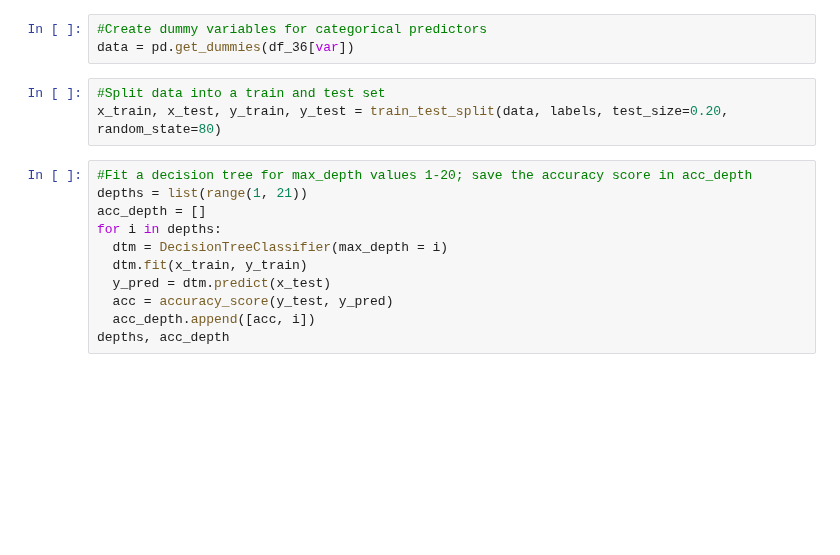
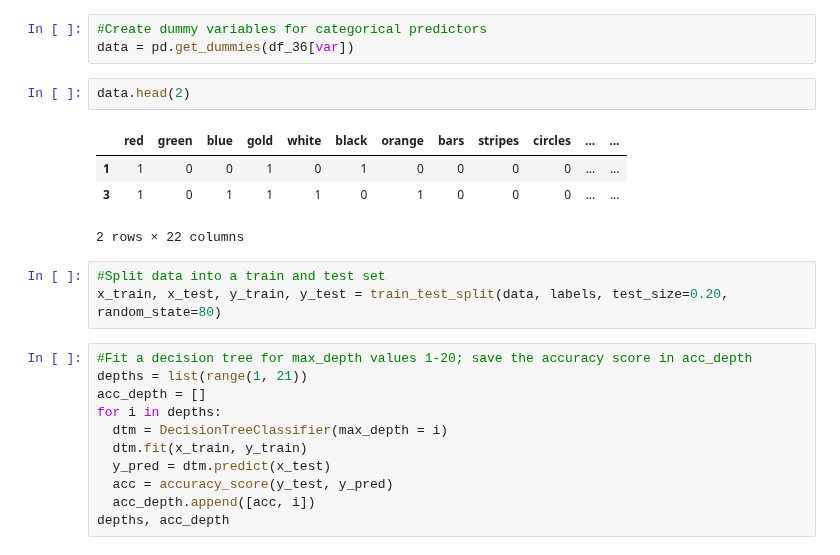
Before and after one commit to LiZoMark841619/Machine_learning, a Jupyter notebook: Decision_tree/learning_script_project.ipynb, the cells around one changed output. Cells and saved outputs as stored; diff of their text form; blank space fills up the shorter version.

```diff
--- a/Decision_tree/learning_script_project.ipynb
+++ b/Decision_tree/learning_script_project.ipynb
@@ -85,6 +112,13 @@ dtype: object
 # %%
 #Create dummy variables for categorical predictors
 data = pd.get_dummies(df_36[var])
+# %%
+data.head(2)
+# %% [output]
+|  | red | green | blue | gold | white | black | orange | bars | stripes | circles | ... | ... |
+| 1 | 1 | 0 | 0 | 1 | 0 | 1 | 0 | 0 | 0 | 0 | ... | ... |
+| 3 | 1 | 0 | 1 | 1 | 1 | 0 | 1 | 0 | 0 | 0 | ... | ... |
+2 rows × 22 columns
 # %%
 #Split data into a train and test set
 x_train, x_test, y_train, y_test = train_test_split(data, labels, test_size=0.20, random_state=80)
```
Also changed, not shown: parts of 16 cells of this notebook, 3 other files.
